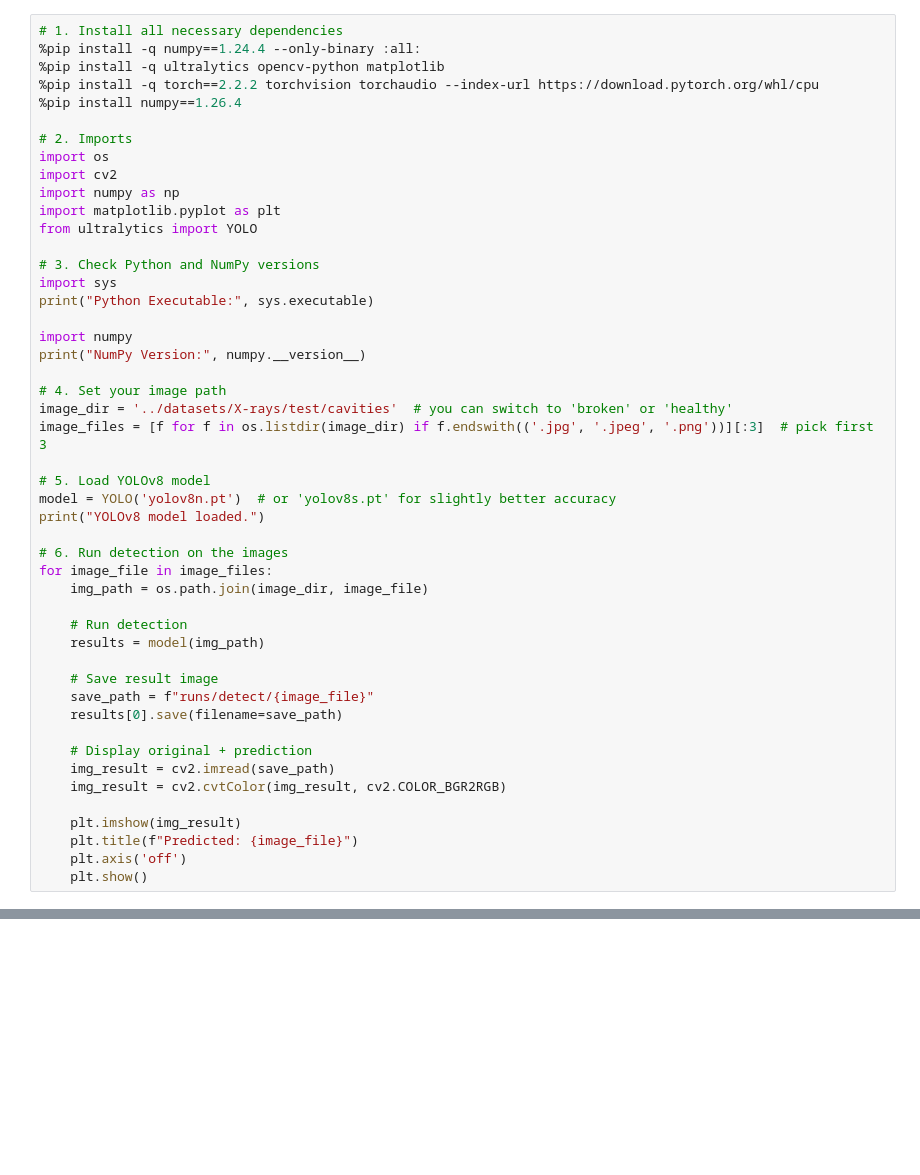
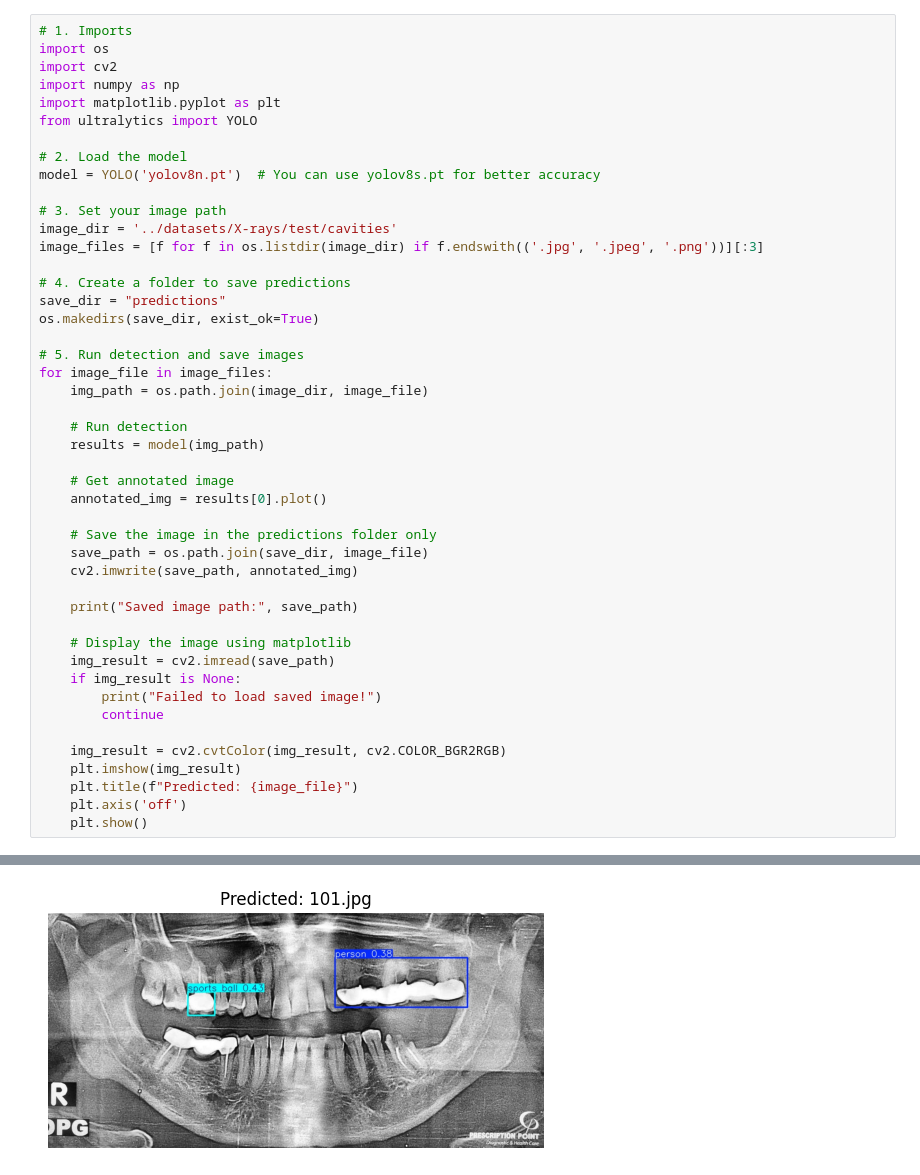
Before and after one commit to HAMMAOUI388/dental-ai-datasets, a Jupyter notebook: notebooks/detect_xrays.ipynb, the cells around one changed output, grey strips where cells are left out. Saved outputs shown, nothing was run; the diff lists cells and outputs as text; blank space fills up the shorter version.

Commit message:
Save progress 01

```diff
--- a/notebooks/detect_xrays.ipynb
+++ b/notebooks/detect_xrays.ipynb
@@ -1,47 +1,45 @@
 # %%
-# 1. Install all necessary dependencies
-%pip install -q numpy==1.24.4 --only-binary :all:
-%pip install -q ultralytics opencv-python matplotlib
-%pip install -q torch==2.2.2 torchvision torchaudio --index-url https://download.pytorch.org/whl/cpu
-%pip install numpy==1.26.4
-
-# 2. Imports
+# 1. Imports
 import os
 import cv2
 import numpy as np
 import matplotlib.pyplot as plt
 from ultralytics import YOLO
 
-# 3. Check Python and NumPy versions
-import sys
-print("Python Executable:", sys.executable)
+# 2. Load the model
+model = YOLO('yolov8n.pt')  # You can use yolov8s.pt for better accuracy
 
-import numpy
-print("NumPy Version:", numpy.__version__)
+# 3. Set your image path
+image_dir = '../datasets/X-rays/test/cavities'
+image_files = [f for f in os.listdir(image_dir) if f.endswith(('.jpg', '.jpeg', '.png'))][:3]
 
-# 4. Set your image path
-image_dir = '../datasets/X-rays/test/cavities'  # you can switch to 'broken' or 'healthy'
-image_files = [f for f in os.listdir(image_dir) if f.endswith(('.jpg', '.jpeg', '.png'))][:3]  # pick first 3
+# 4. Create a folder to save predictions
+save_dir = "predictions"
+os.makedirs(save_dir, exist_ok=True)
 
-# 5. Load YOLOv8 model
-model = YOLO('yolov8n.pt')  # or 'yolov8s.pt' for slightly better accuracy
-print("YOLOv8 model loaded.")
-
-# 6. Run detection on the images
+# 5. Run detection and save images
 for image_file in image_files:
     img_path = os.path.join(image_dir, image_file)
 
     # Run detection
     results = model(img_path)
 
-    # Save result image
-    save_path = f"runs/detect/{image_file}"
-    results[0].save(filename=save_path)
+    # Get annotated image
+    annotated_img = results[0].plot()
 
-    # Display original + prediction
+    # Save the image in the predictions folder only
+    save_path = os.path.join(save_dir, image_file)
+    cv2.imwrite(save_path, annotated_img)
+
+    print("Saved image path:", save_path)
+
+    # Display the image using matplotlib
     img_result = cv2.imread(save_path)
+    if img_result is None:
+        print("Failed to load saved image!")
+        continue
+
     img_result = cv2.cvtColor(img_result, cv2.COLOR_BGR2RGB)
-
     plt.imshow(img_result)
     plt.title(f"Predicted: {image_file}")
     plt.axis('off')
@@ -69,0 +51 @@ YOLOv8 model loaded.
+[figure, added]
```
Also changed, not shown: parts of 3 cells of this notebook, 3 other files.
